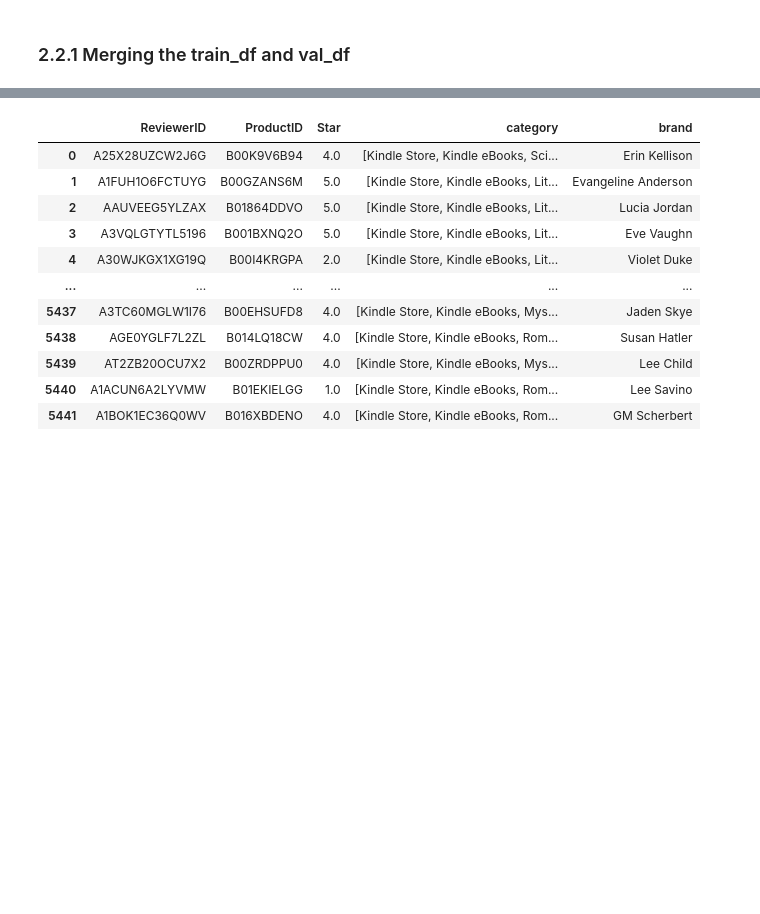
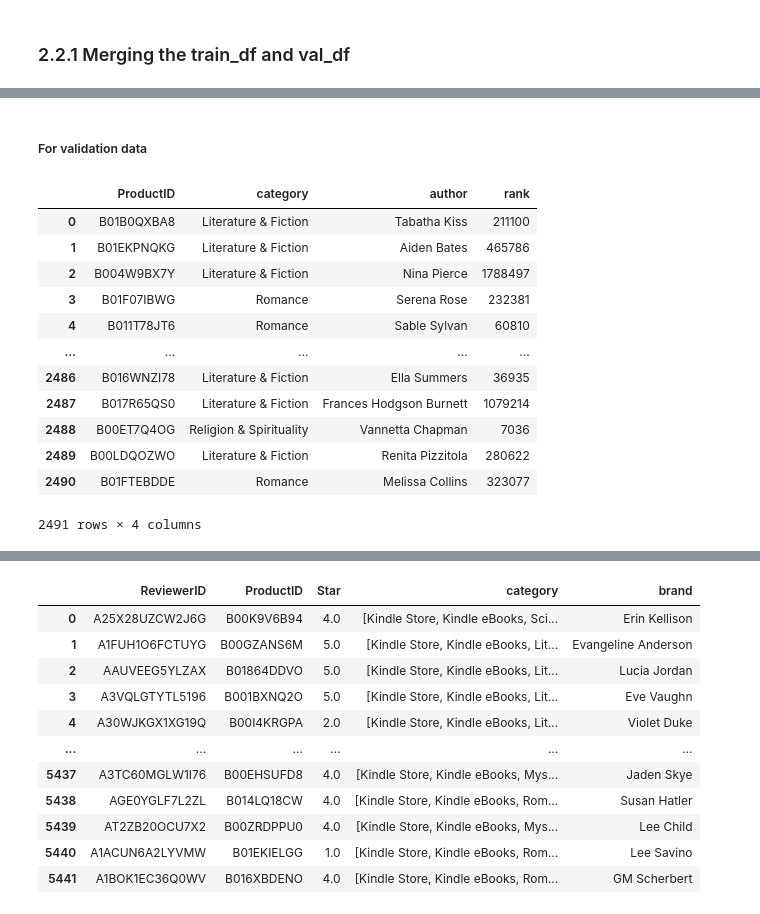
Before and after one commit to machine-afk123/COMP_4332_Project_1, a Jupyter notebook: Project1_NN.ipynb, the cells around one changed output, grey strips where cells are left out. Cells and saved outputs as stored; diff of their text form; code cells hidden in the pictures; blank space fills up the shorter version.

```diff
--- a/Project1_NN.ipynb
+++ b/Project1_NN.ipynb
@@ -168,0 +268,27 @@ validation_data
+# %% [markdown]
+##### For validation data
+# %%
+product_validation_df = pd.DataFrame({
+    "ProductID": list(validation_and_product),
+    "category": [product_data_json_structured[key]['category'][2] if len(product_data_json_structured[key]['category']) > 2 else "unknown" for key in validation_and_product],
+    "author": [product_data_json_structured[key]['brand'] for key in validation_and_product],
+    "rank": [product_data_json_structured[key]['rank'] for key in validation_and_product]
+})
+
+product_validation_df['author'] = product_validation_df['author'].str.replace('Visit Amazon\'s ', '').str.replace(' Page', '').str.strip()
+product_validation_df['rank'] = product_validation_df['rank'].str.replace(r'[^\d]', '', regex=True).fillna(0).astype(int)
+product_validation_df
+# %% [output]
+|  | ProductID | category | author | rank |
+| 0 | B01B0QXBA8 | Literature & Fiction | Tabatha Kiss | 211100 |
+| 1 | B01EKPNQKG | Literature & Fiction | Aiden Bates | 465786 |
+| 2 | B004W9BX7Y | Literature & Fiction | Nina Pierce | 1788497 |
+| 3 | B01F07IBWG | Romance | Serena Rose | 232381 |
+| 4 | B011T78JT6 | Romance | Sable Sylvan | 60810 |
+| ... | ... | ... | ... | ... |
+| 2486 | B016WNZI78 | Literature & Fiction | Ella Summers | 36935 |
+| 2487 | B017R65QS0 | Literature & Fiction | Frances Hodgson Burnett | 1079214 |
+| 2488 | B00ET7Q4OG | Religion & Spirituality | Vannetta Chapman | 7036 |
+| 2489 | B00LDQOZWO | Literature & Fiction | Renita Pizzitola | 280622 |
+| 2490 | B01FTEBDDE | Romance | Melissa Collins | 323077 |
+2491 rows × 4 columns
```
Also changed, not shown: parts of 53 cells of this notebook, 23 other files.
